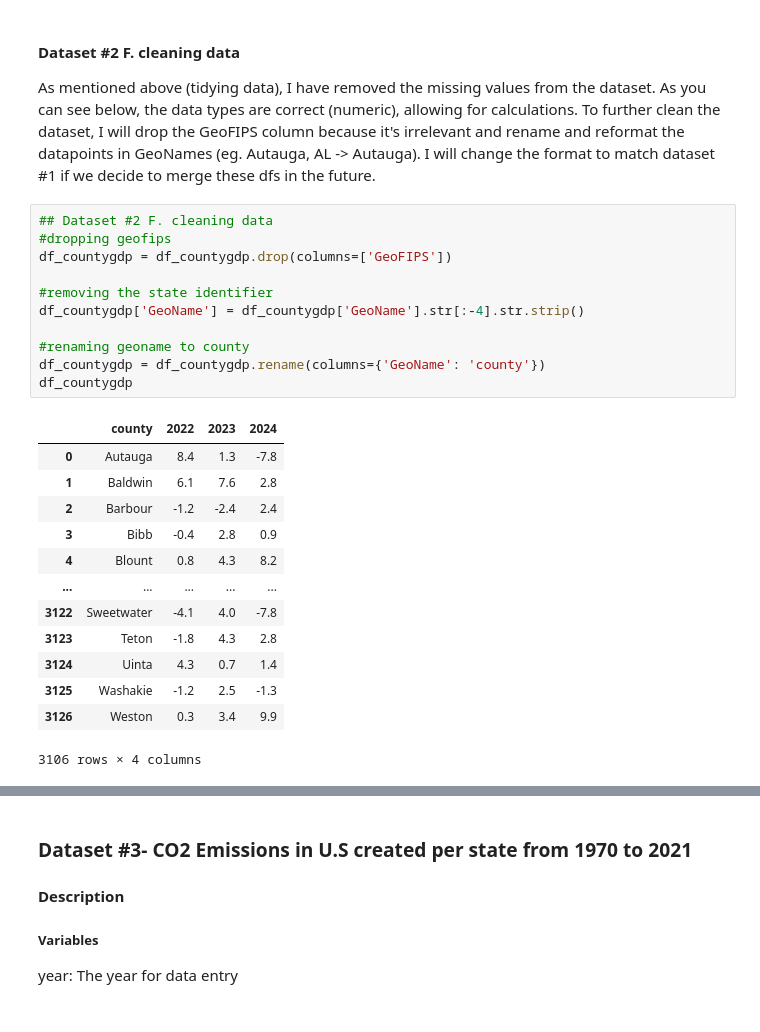
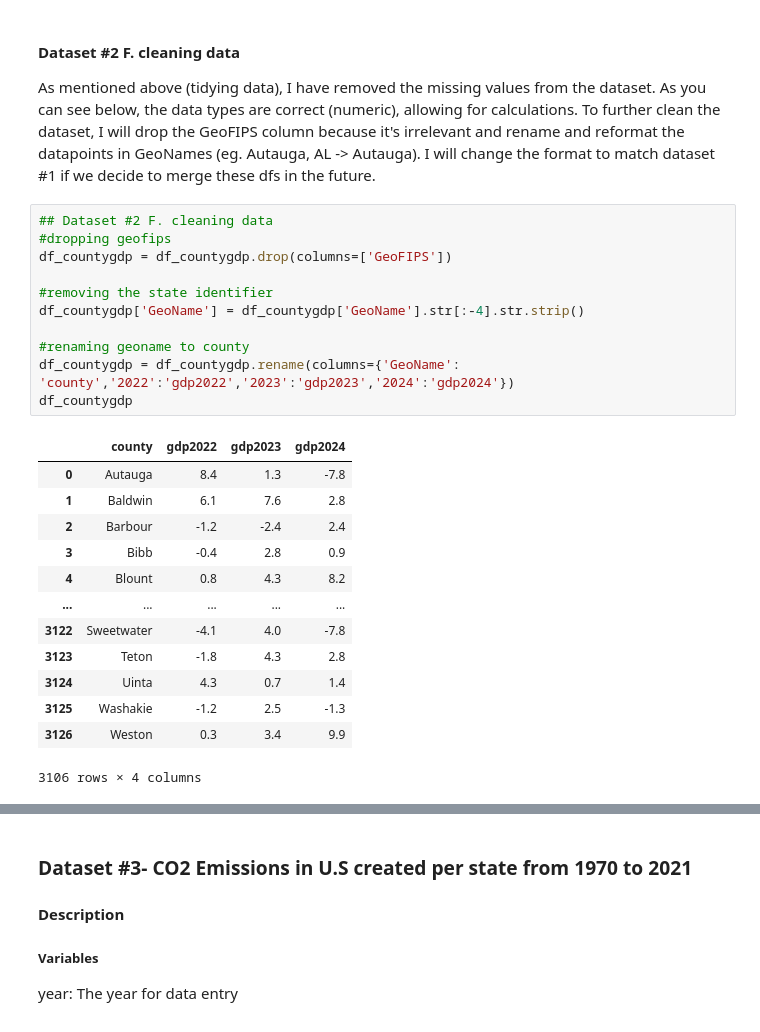
Before and after one commit to COGS108/Group147_WI26, a Jupyter notebook: 01-DataCheckpoint.ipynb, the cells around one changed output, grey strips where cells are left out. Saved outputs shown, nothing was run; the diff lists cells and outputs as text.

```diff
--- a/01-DataCheckpoint.ipynb
+++ b/01-DataCheckpoint.ipynb
@@ -484,16 +498,16 @@ As mentioned above (tidying data), I have removed the missing values from the da
 # %%
 ## Dataset #2 F. cleaning data
 #dropping geofips
 df_countygdp = df_countygdp.drop(columns=['GeoFIPS'])
 
 #removing the state identifier
 df_countygdp['GeoName'] = df_countygdp['GeoName'].str[:-4].str.strip()
 
 #renaming geoname to county
-df_countygdp = df_countygdp.rename(columns={'GeoName': 'county'})
+df_countygdp = df_countygdp.rename(columns={'GeoName': 'county','2022':'gdp2022','2023':'gdp2023','2024':'gdp2024'})
 df_countygdp
 # %% [output]
-|  | county | 2022 | 2023 | 2024 |
+|  | county | gdp2022 | gdp2023 | gdp2024 |
 | 0 | Autauga | 8.4 | 1.3 | -7.8 |
 | 1 | Baldwin | 6.1 | 7.6 | 2.8 |
 | 2 | Barbour | -1.2 | -2.4 | 2.4 |
```
Also changed, not shown: parts of 8 cells of this notebook.
